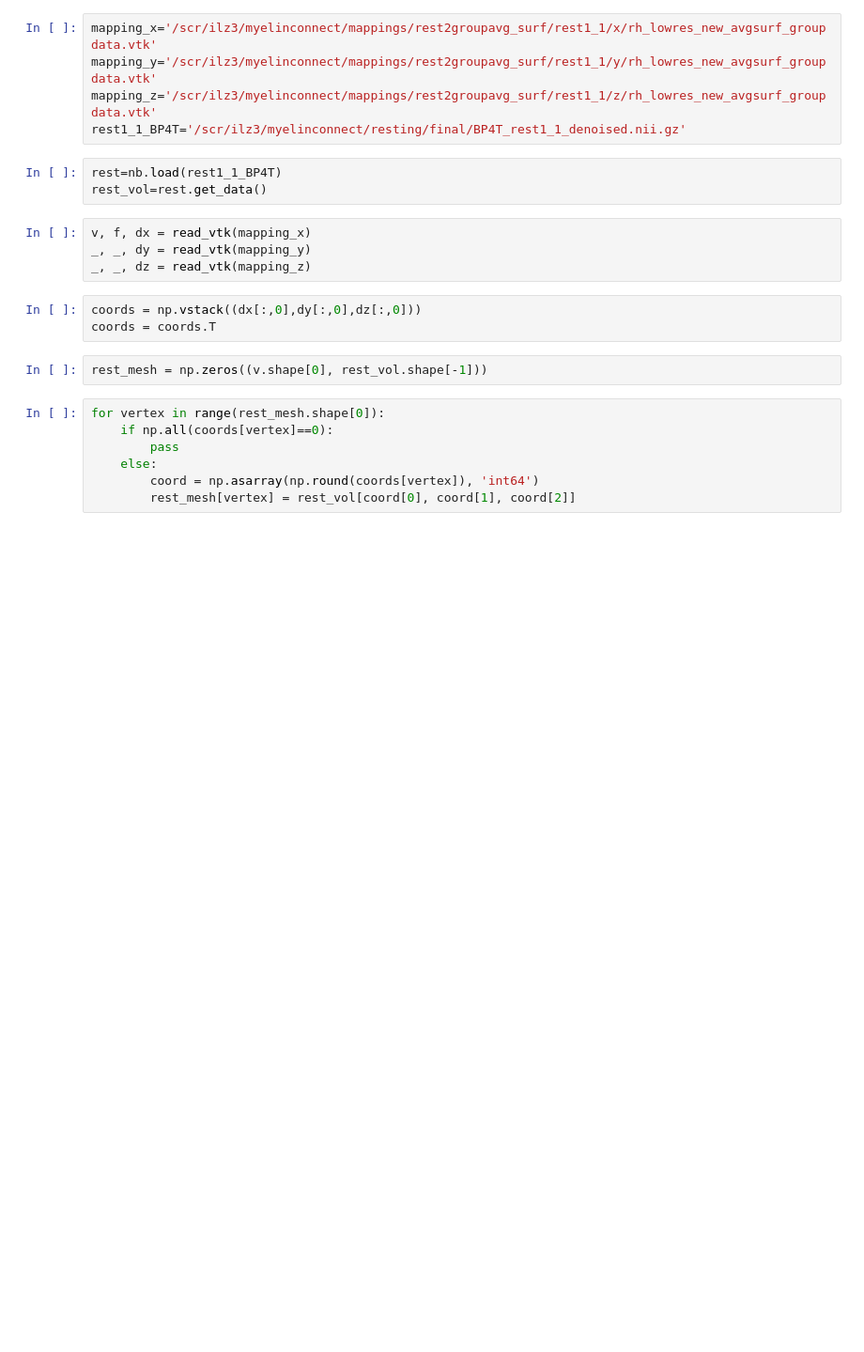
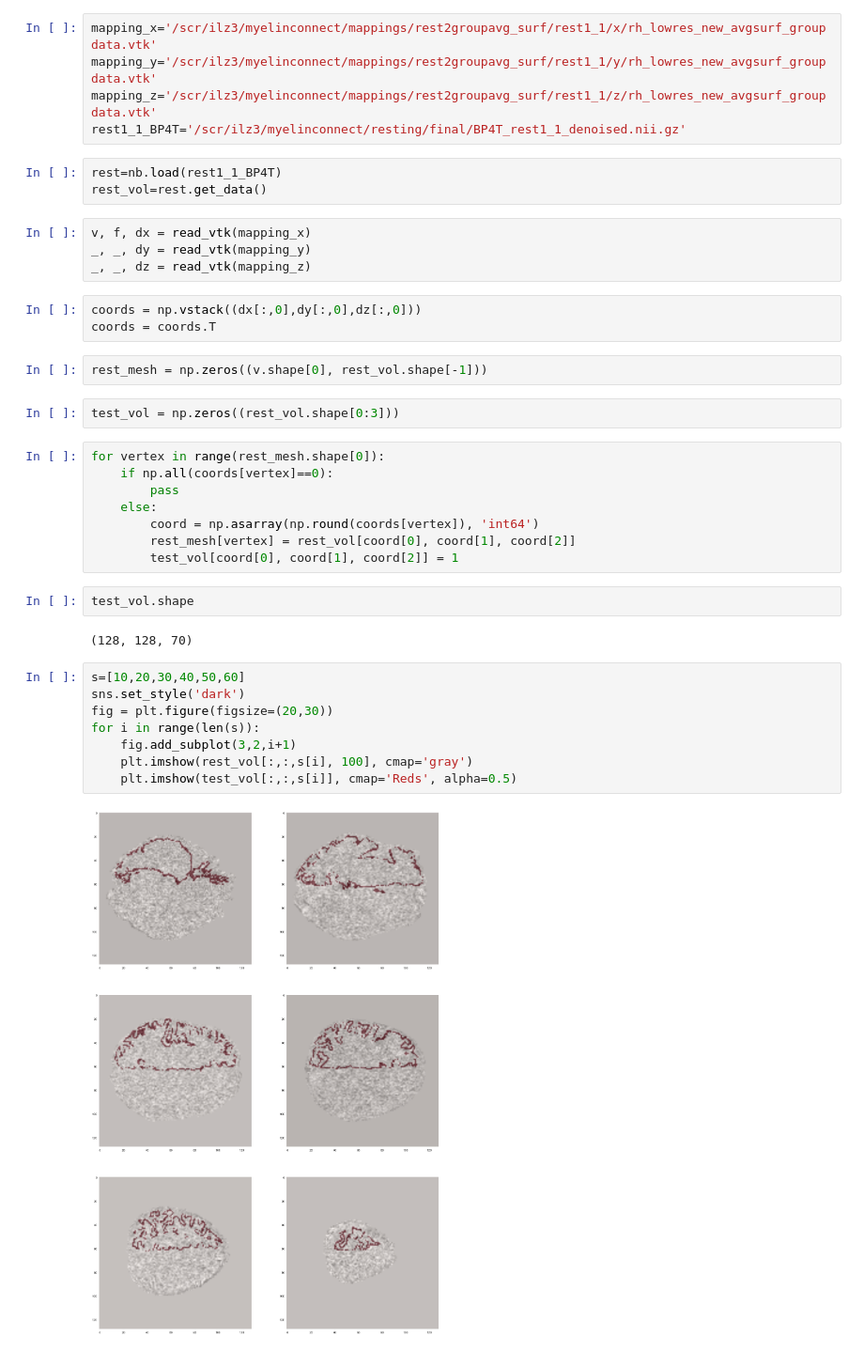
Before and after one commit to juhuntenburg/myelinconnect, a Jupyter notebook: notebooks/sample_rest_from _mapping.ipynb, the cells around one changed output. Shown at 94% size. Cells and saved outputs as stored; diff of their text form; blank space fills up the shorter version.

```diff
--- a/notebooks/sample_rest_from _mapping.ipynb
+++ b/notebooks/sample_rest_from _mapping.ipynb
@@ -22,6 +23,8 @@ coords = np.vstack((dx[:,0],dy[:,0],dz[:,0]))
 coords = coords.T
 # %%
 rest_mesh = np.zeros((v.shape[0], rest_vol.shape[-1]))
+# %%
+test_vol = np.zeros((rest_vol.shape[0:3]))
 # %%
 for vertex in range(rest_mesh.shape[0]):
     if np.all(coords[vertex]==0):
@@ -29,3 +32,18 @@ for vertex in range(rest_mesh.shape[0]):
     else:
         coord = np.asarray(np.round(coords[vertex]), 'int64')
         rest_mesh[vertex] = rest_vol[coord[0], coord[1], coord[2]]
+        test_vol[coord[0], coord[1], coord[2]] = 1
+# %%
+test_vol.shape
+# %% [output]
+(128, 128, 70)
+# %%
+s=[10,20,30,40,50,60]
+sns.set_style('dark')
+fig = plt.figure(figsize=(20,30))
+for i in range(len(s)):
+    fig.add_subplot(3,2,i+1)
+    plt.imshow(rest_vol[:,:,s[i], 100], cmap='gray')
+    plt.imshow(test_vol[:,:,s[i]], cmap='Reds', alpha=0.5)
+# %% [output]
+[figure, added]
```
Also changed, not shown: parts of 1 cell of this notebook, 12 other files.
